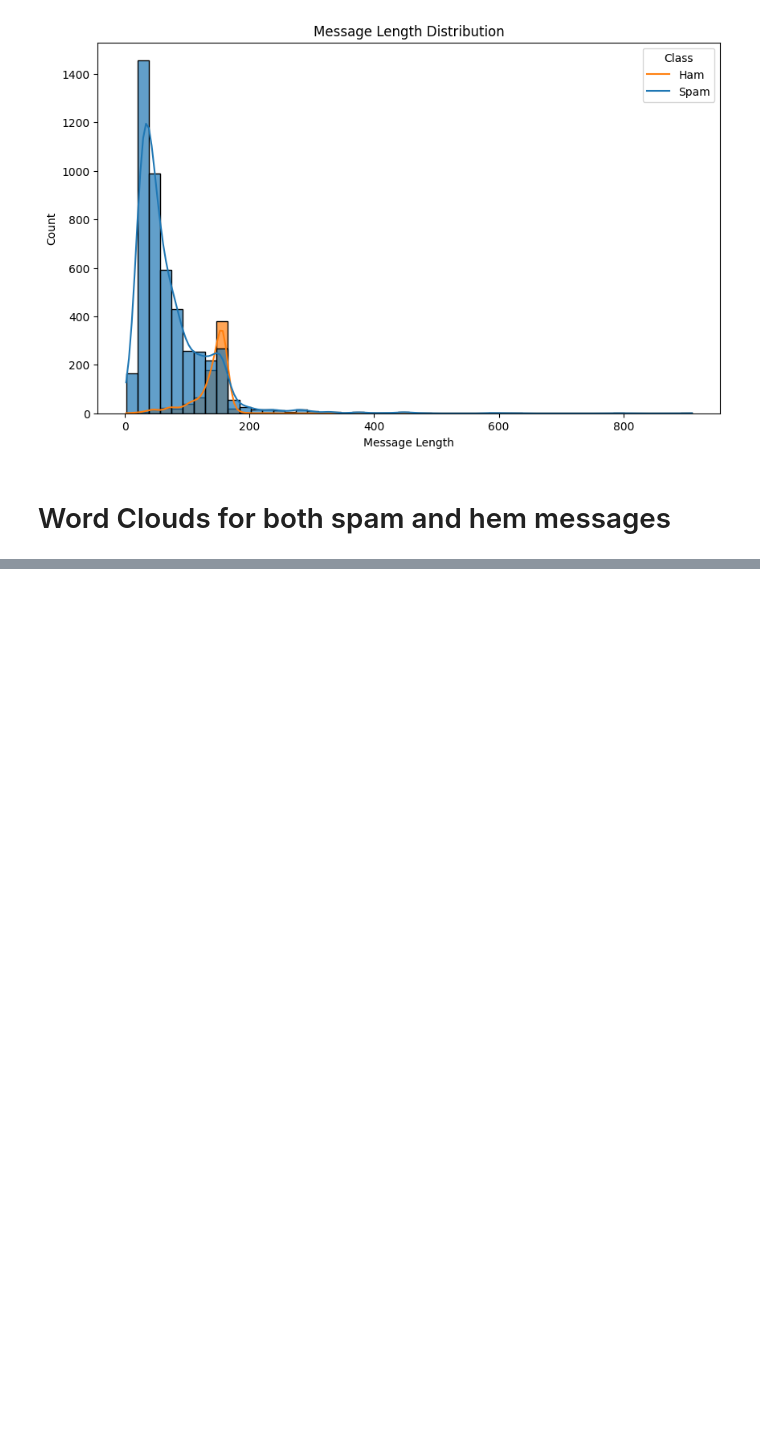
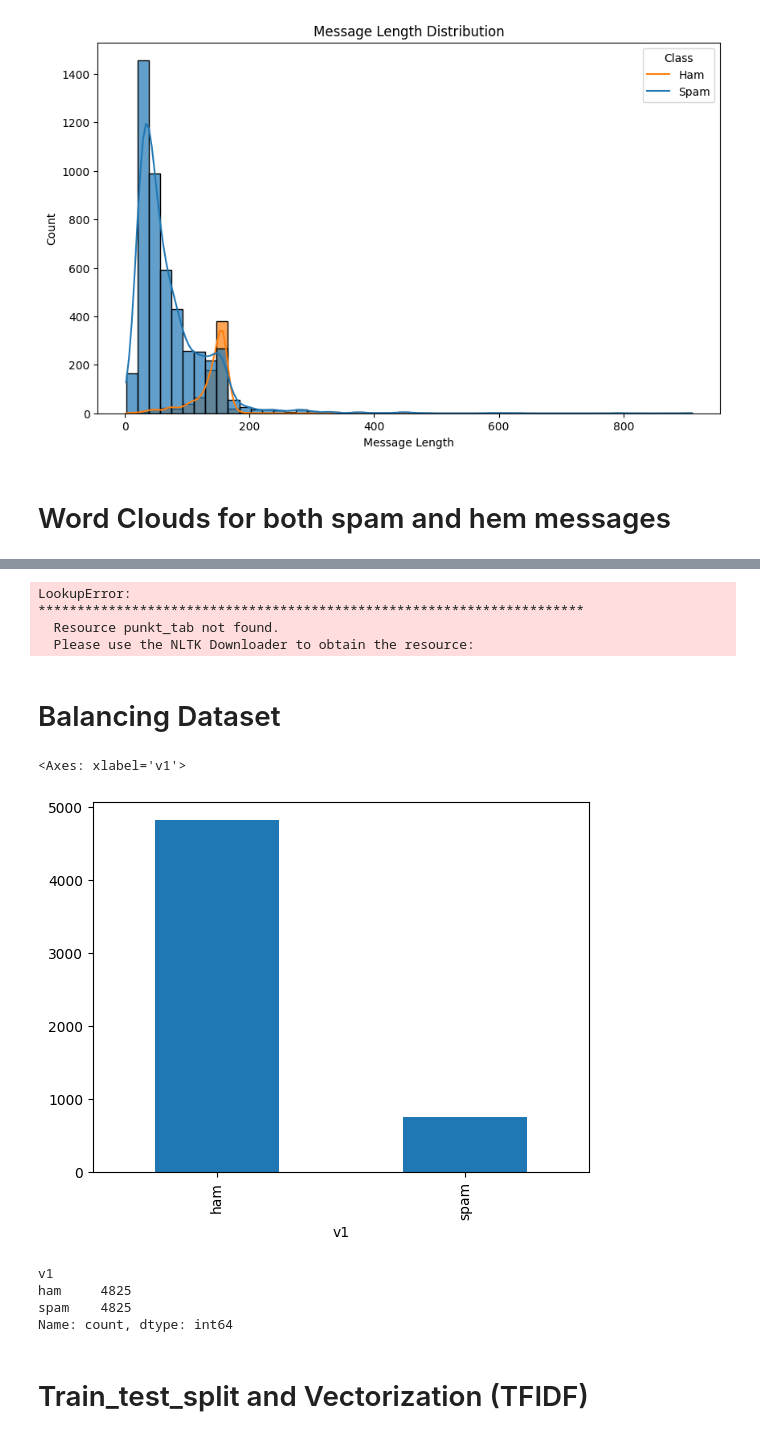
Before and after one commit to Dhe-Reigner/sk-learn, a Jupyter notebook: sci.ipynb, the cells around one changed output, grey strips where cells are left out. Saved outputs shown, nothing was run; the diff lists cells and outputs as text; code cells hidden in the pictures; blank space fills up the shorter version.

```diff
--- a/sci.ipynb
+++ b/sci.ipynb
@@ -1542,0 +1552,36 @@ True
+# %%
+import re
+from nltk.corpus import stopwords
+from nltk.stem import PorterStemmer
+from nltk.tokenize import word_tokenize
+
+
+# Download NLTK tokenizer data
+import nltk
+nltk.download('punkt')
+
+def clean_text(text):
+    # Convert text to Lowercase
+    text = text.lower()
+    # Remove special characters and digits
+    text = re.sub(r'[^a-zA-Z\s]', '', text)
+    # Remove links
+    text = re.sub(r'http\S+', '', text)
+    # Tokenize the text
+    words = word_tokenize(text)
+
+    # Remove stopwords
+    stop_words = set(stopwords.words('english'))
+    filtered_words = [word for word in words if word not in stop_words]
+
+    # Initialize Porter Stemmer
+    stemmer = PorterStemmer()
+    # Perform stemming
+    stemmed_words = [stemmer.stem(word) for word in filtered_words]
+    # JOin the stemmed words back into a single string
+    cleaned_text  =' '.join(stemmed_words)
+
+    return cleaned_text
+# text_example = "This is my sms please check loving it 234567894322 %#$%#$%& https://martin.com"
+# cleaned_text = clean_text(text_example)
+# print(cleaned_text)
@@ -1542,0 +1591,7 @@ True
+# %%
+df['clean_text'] = df['v1'].apply(lambda x: clean_text(x))
+# %% [output]
+LookupError:
+**********************************************************************
+  Resource punkt_tab not found.
+  Please use the NLTK Downloader to obtain the resource:
@@ -1542,0 +1600,32 @@ True
+# %% [markdown]
+# Balancing Dataset
+# %%
+df['v1'].value_counts().plot(kind='bar')
+# %% [output]
+<Axes: xlabel='v1'>
+[figure, added]
+# %%
+from imblearn.over_sampling import RandomOverSampler
+# Assuming df is the DataFrame containing the data
+
+X = df.drop('v1', axis=1) # features
+y = df['v1'] # Target variable]
+
+# Initialize the resampling technique
+oversampler = RandomOverSampler()
+
+#  Perform the resampling
+X_resampled, y_resampled = oversampler.fit_resample(X, y)
+
+# Create a new DataFrame for the balanced dataset
+df_balanced = pd.DataFrame(X_resampled, columns=X.columns)
+df_balanced['v1'] = y_resampled
+
+df_balanced['v1'].value_counts()
+# %% [output]
+v1
+ham     4825
+spam    4825
+Name: count, dtype: int64
+# %% [markdown]
+# Train_test_split and Vectorization (TFIDF)
```
Also changed, not shown: parts of 24 cells of this notebook.
